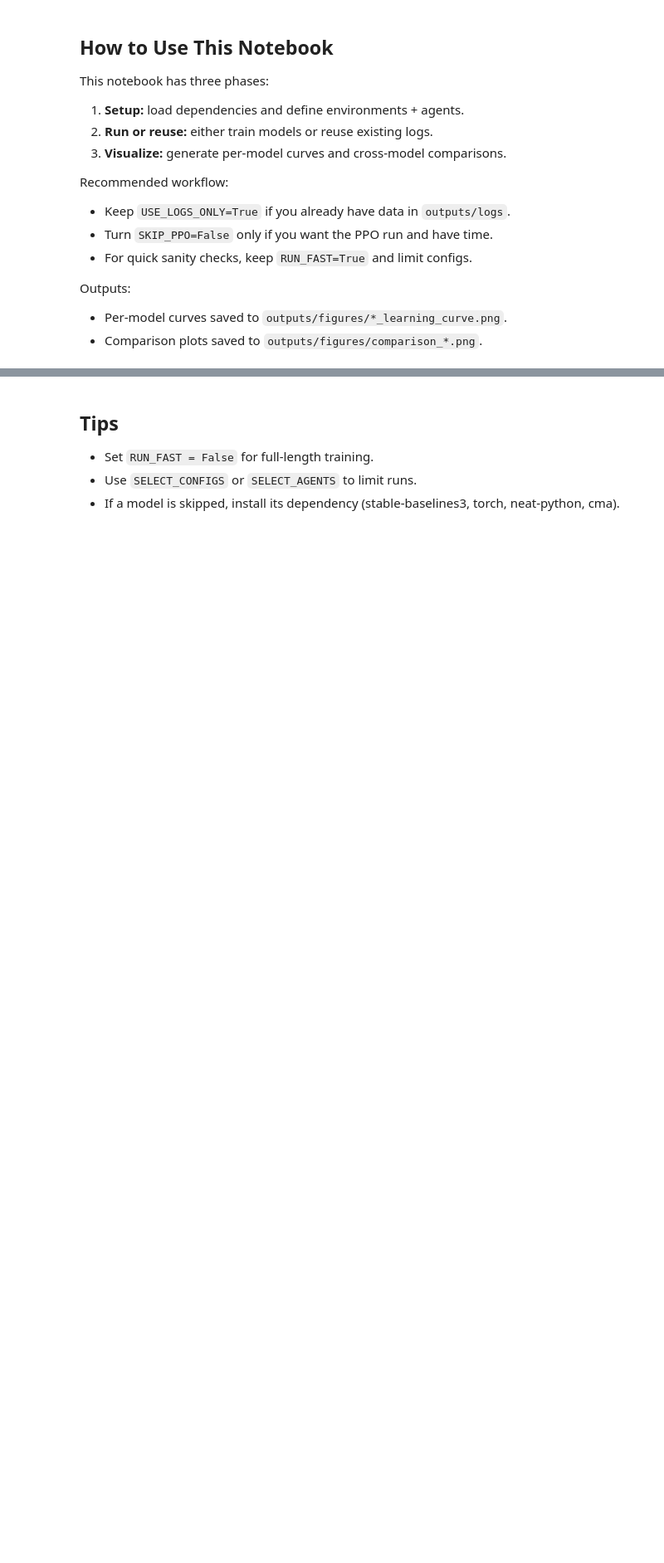
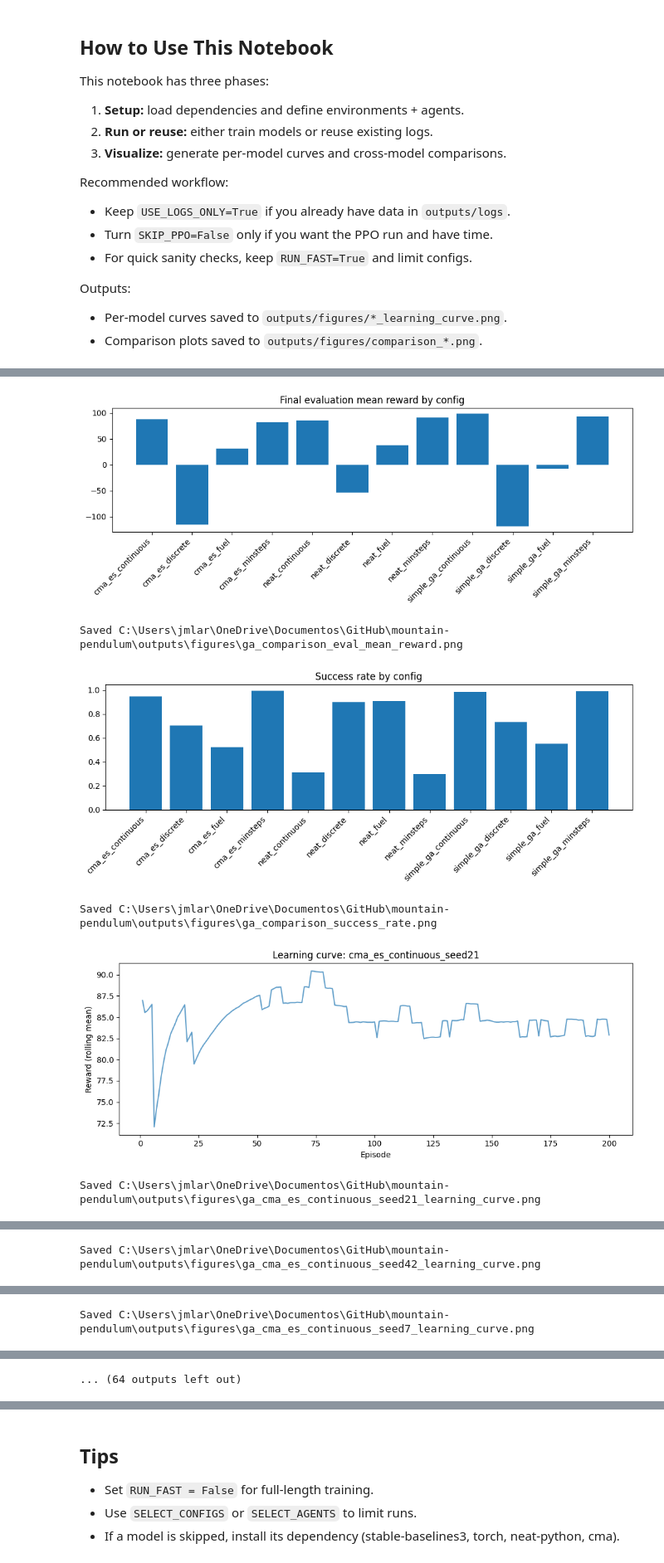
Before and after one commit to Seraphim-Systems/mountain-pendulum, a Jupyter notebook: notebooks/master_all_models.ipynb, the cells around one changed output, grey strips where cells are left out. Shown at 83% size. Saved outputs shown, nothing was run; the diff lists cells and outputs as text; code cells hidden in the pictures; blank space fills up the shorter version.

```diff
--- a/notebooks/master_all_models.ipynb
+++ b/notebooks/master_all_models.ipynb
@@ -104 +243,11 @@ Project root: C:\Users\hugok\OneDrive\Dokumenty\GitHub\mountain-pendulum
 Deps: gym= True torch= True sb3= True neat= False cma= False
+# %%
+# Run the GA-style report to regenerate comparison figures (saves to outputs/figures)
+plot_comparisons(logs_dir=PROJECT_ROOT / 'outputs' / 'logs', out_dir=PROJECT_ROOT / 'outputs' / 'figures')
+# %% [output]
+[figure, added]
+Saved C:\Users\jmlar\OneDrive\Documentos\GitHub\mountain-pendulum\outputs\figures\ga_comparison_eval_mean_reward.png
+[figure, added]
+Saved C:\Users\jmlar\OneDrive\Documentos\GitHub\mountain-pendulum\outputs\figures\ga_comparison_success_rate.png
+[figure, added]
+Saved C:\Users\jmlar\OneDrive\Documentos\GitHub\mountain-pendulum\outputs\figures\ga_cma_es_continuous_seed21_learning_curve.png
@@ -104,0 +255 @@ Deps: gym= True torch= True sb3= True neat= False cma= False
+Saved C:\Users\jmlar\OneDrive\Documentos\GitHub\mountain-pendulum\outputs\figures\ga_cma_es_continuous_seed42_learning_curve.png
@@ -104,0 +257 @@ Deps: gym= True torch= True sb3= True neat= False cma= False
+Saved C:\Users\jmlar\OneDrive\Documentos\GitHub\mountain-pendulum\outputs\figures\ga_cma_es_continuous_seed7_learning_curve.png
@@ -105,3 +260,4 @@ Deps: gym= True torch= True sb3= True neat= False cma= False
+... (64 outputs left out)
 # %%
 # Utility helpers (seed, paths, logging)
 def seed_everything(seed: int) -> None:
```
Also changed, not shown: parts of 10 cells of this notebook, 5 other files.
